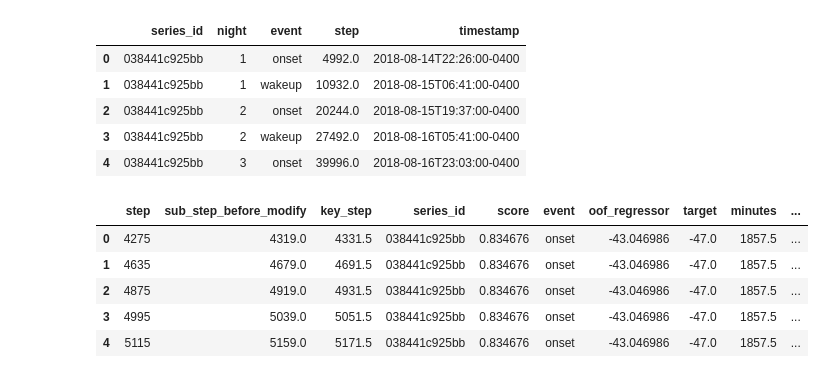
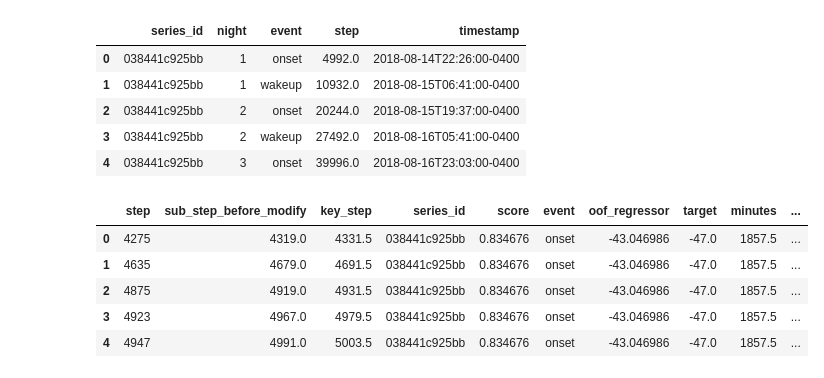
Before and after one commit to penguin-prg/child-mind-institute-detect-sleep-states, a Jupyter notebook: train/ranker.ipynb, the cells around one changed output. Saved outputs shown, nothing was run; the diff lists cells and outputs as text; code cells hidden in the pictures.

```diff
--- a/train/ranker.ipynb
+++ b/train/ranker.ipynb
@@ -67,24 +67,24 @@ display(labels.head())
 # %%
 # 周辺に予測を撒く
 dfs = []
-for level, diff in enumerate([0, -5, 5, -15, 15, -30, 30]):
+for level, diff in enumerate([0, -1, 1, -2, 2, -3, 3, -5, 5, -15, 15, -30, 30]):
     tmp = sub.copy()
     tmp["level"] = level
     tmp["step"] += CFG["feature"]["agg_freq"] * diff
     tmp["key_step"] += CFG["feature"]["agg_freq"] * diff
     tmp["sub_step_before_modify"] += CFG["feature"]["agg_freq"] * diff
     dfs.append(tmp)
 sub = pd.concat(dfs, axis=0).reset_index(drop=True)
 sub.sort_values(["series_id", "step", "level"], inplace=True)
 sub = sub.drop_duplicates(["series_id", "step"], keep="first").reset_index(drop=True)
 sub.head()
 # %% [output]
 |  | step | sub_step_before_modify | key_step | series_id | score | event | oof_regressor | target | minutes | ... |
 | 0 | 4275 | 4319.0 | 4331.5 | 038441c925bb | 0.834676 | onset | -43.046986 | -47.0 | 1857.5 | ... |
 | 1 | 4635 | 4679.0 | 4691.5 | 038441c925bb | 0.834676 | onset | -43.046986 | -47.0 | 1857.5 | ... |
 | 2 | 4875 | 4919.0 | 4931.5 | 038441c925bb | 0.834676 | onset | -43.046986 | -47.0 | 1857.5 | ... |
-| 3 | 4995 | 5039.0 | 5051.5 | 038441c925bb | 0.834676 | onset | -43.046986 | -47.0 | 1857.5 | ... |
-| 4 | 5115 | 5159.0 | 5171.5 | 038441c925bb | 0.834676 | onset | -43.046986 | -47.0 | 1857.5 | ... |
+| 3 | 4923 | 4967.0 | 4979.5 | 038441c925bb | 0.834676 | onset | -43.046986 | -47.0 | 1857.5 | ... |
+| 4 | 4947 | 4991.0 | 5003.5 | 038441c925bb | 0.834676 | onset | -43.046986 | -47.0 | 1857.5 | ... |
 # %%
 # 正解ラベルを作成
 thresholds = [12, 36, 60, 90, 120, 150, 180, 240, 300, 360]
```
Also changed, not shown: parts of 8 cells of this notebook, 1 other file.
